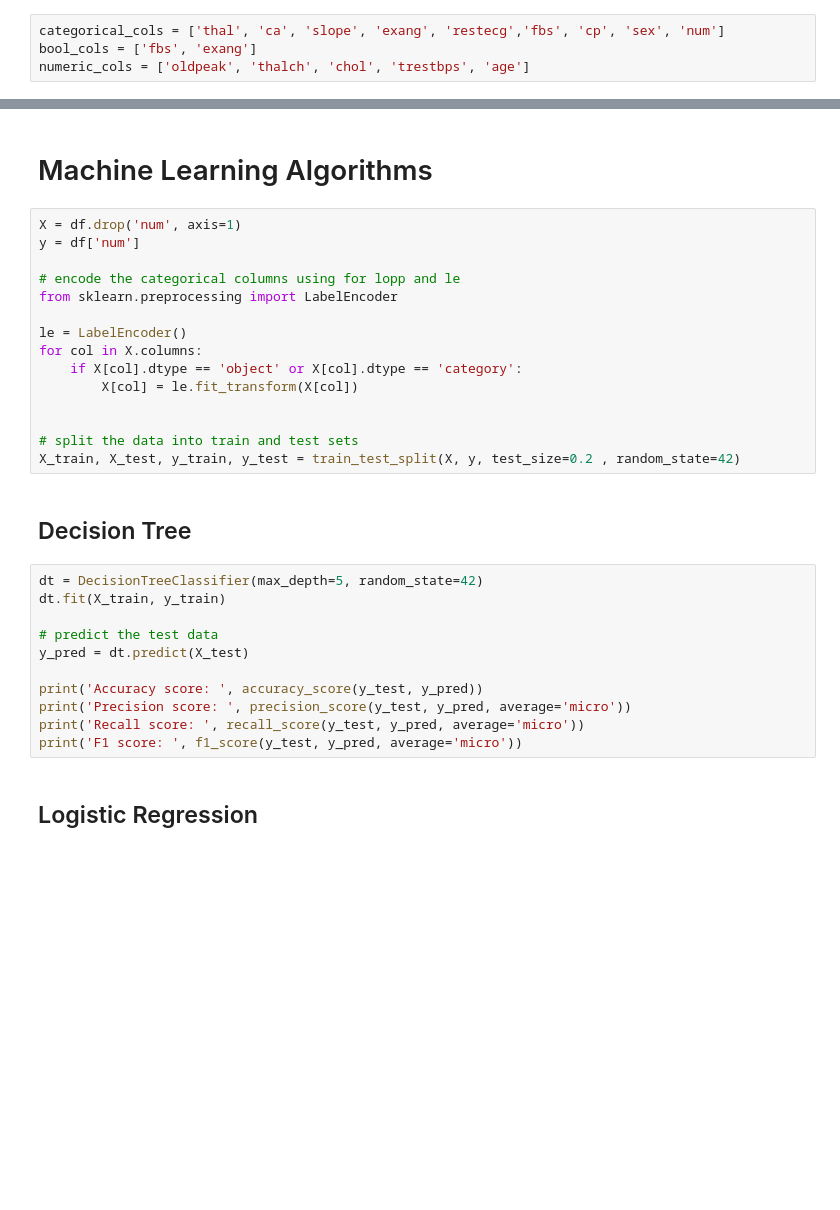
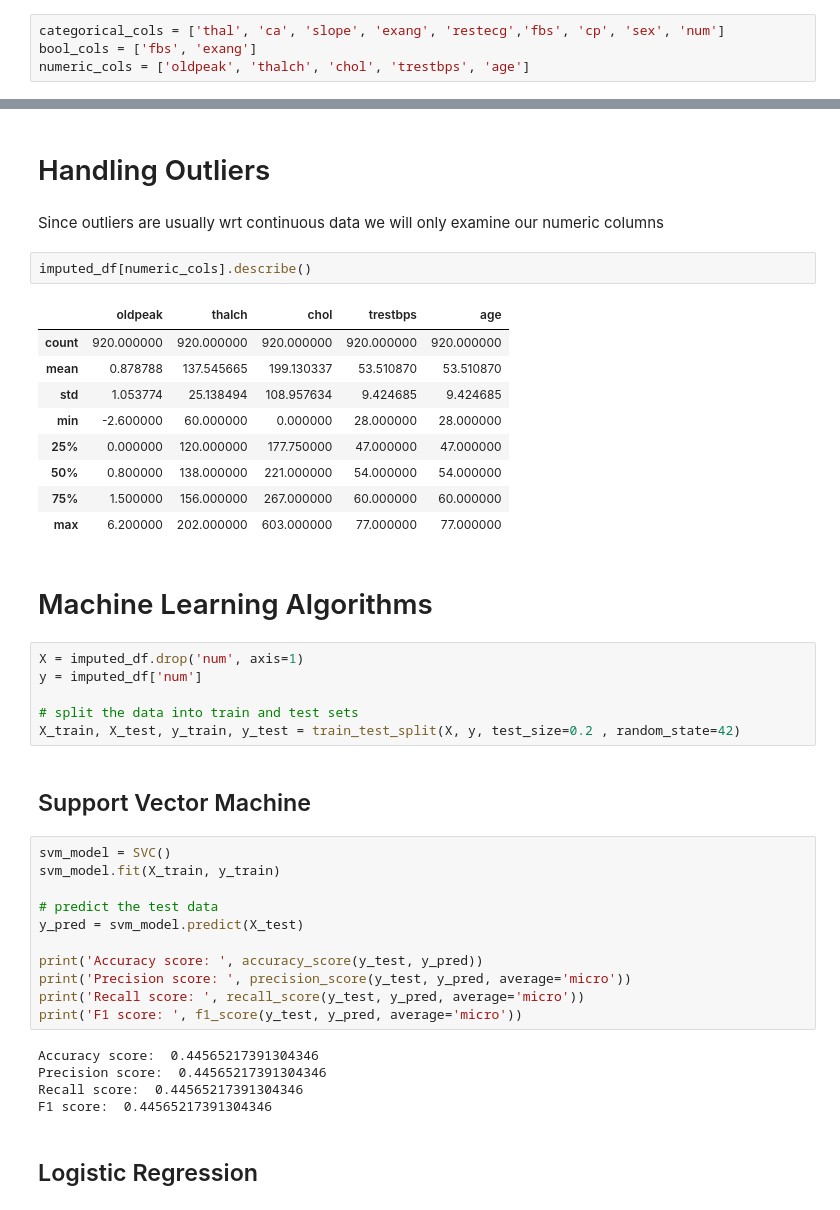
Before and after one commit to Intelligent-Systems-Project/Project, a Jupyter notebook: main.ipynb, the cells around one changed output, grey strips where cells are left out. Drawn from its saved outputs; the diff is of its cells as text; blank space fills up the shorter version.

```diff
--- a/main.ipynb
+++ b/main.ipynb
@@ -174,33 +203,45 @@ df.info()
+# %% [markdown]
+<h1>Handling Outliers</h1>
+# %% [markdown]
+Since outliers are usually wrt continuous data we will only examine our numeric columns
+# %%
+imputed_df[numeric_cols].describe()
+# %% [output]
+|  | oldpeak | thalch | chol | trestbps | age |
+| count | 920.000000 | 920.000000 | 920.000000 | 920.000000 | 920.000000 |
+| mean | 0.878788 | 137.545665 | 199.130337 | 53.510870 | 53.510870 |
+| std | 1.053774 | 25.138494 | 108.957634 | 9.424685 | 9.424685 |
+| min | -2.600000 | 60.000000 | 0.000000 | 28.000000 | 28.000000 |
+| 25% | 0.000000 | 120.000000 | 177.750000 | 47.000000 | 47.000000 |
+| 50% | 0.800000 | 138.000000 | 221.000000 | 54.000000 | 54.000000 |
+| 75% | 1.500000 | 156.000000 | 267.000000 | 60.000000 | 60.000000 |
+| max | 6.200000 | 202.000000 | 603.000000 | 77.000000 | 77.000000 |
 # %% [markdown]
 <h1>Machine Learning Algorithms</h1>
 # %%
-X = df.drop('num', axis=1)
-y = df['num']
-
-# encode the categorical columns using for lopp and le
-from sklearn.preprocessing import LabelEncoder
-
-le = LabelEncoder()
-for col in X.columns:
-    if X[col].dtype == 'object' or X[col].dtype == 'category':
-        X[col] = le.fit_transform(X[col])
-
+X = imputed_df.drop('num', axis=1)
+y = imputed_df['num']
 
 # split the data into train and test sets
 X_train, X_test, y_train, y_test = train_test_split(X, y, test_size=0.2 , random_state=42)
 # %% [markdown]
-<h2>Decision Tree</h2>
+<h2>Support Vector Machine</h2>
 # %%
-dt = DecisionTreeClassifier(max_depth=5, random_state=42)
-dt.fit(X_train, y_train)
+svm_model = SVC()
+svm_model.fit(X_train, y_train)
 
 # predict the test data
-y_pred = dt.predict(X_test)
+y_pred = svm_model.predict(X_test)
 
 print('Accuracy score: ', accuracy_score(y_test, y_pred))
 print('Precision score: ', precision_score(y_test, y_pred, average='micro'))
 print('Recall score: ', recall_score(y_test, y_pred, average='micro'))
 print('F1 score: ', f1_score(y_test, y_pred, average='micro'))
+# %% [output]
+Accuracy score:  0.44565217391304346
+Precision score:  0.44565217391304346
+Recall score:  0.44565217391304346
+F1 score:  0.44565217391304346
 # %% [markdown]
 <h2>Logistic Regression</h2>
 # %%
```
Also changed, not shown: parts of 19 cells of this notebook.
